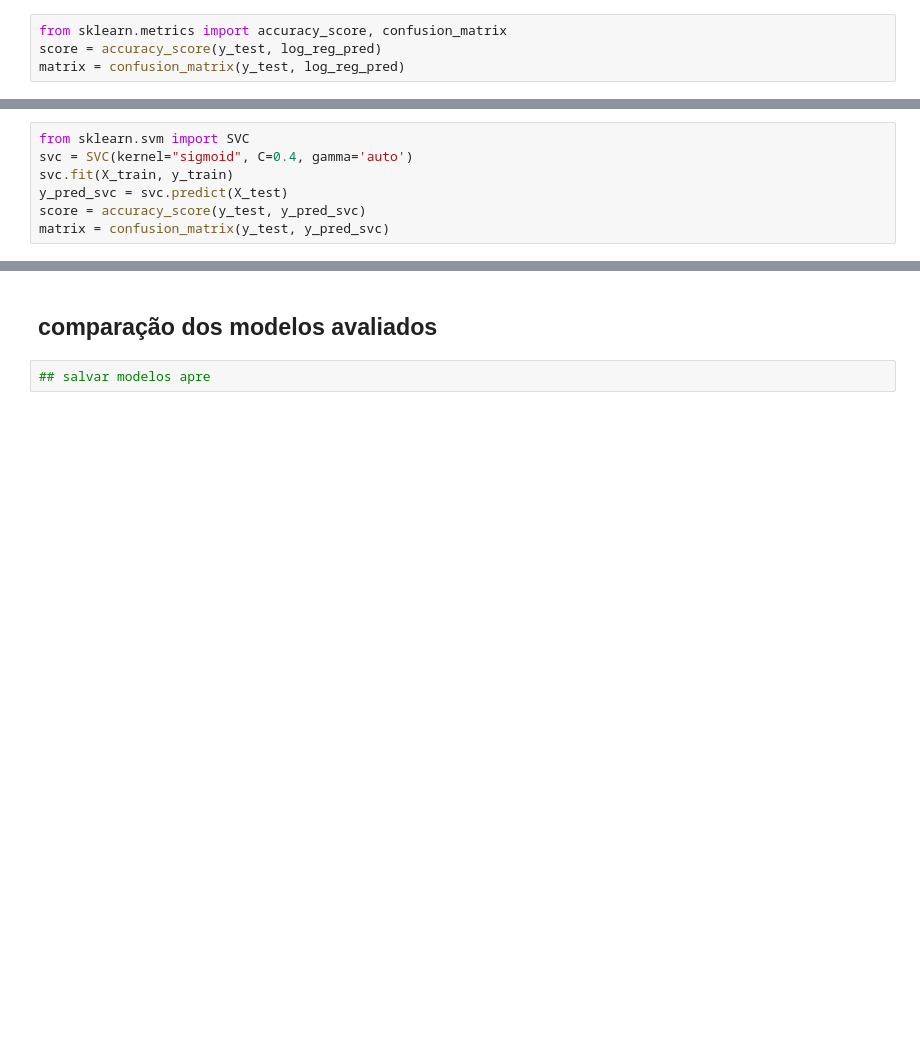
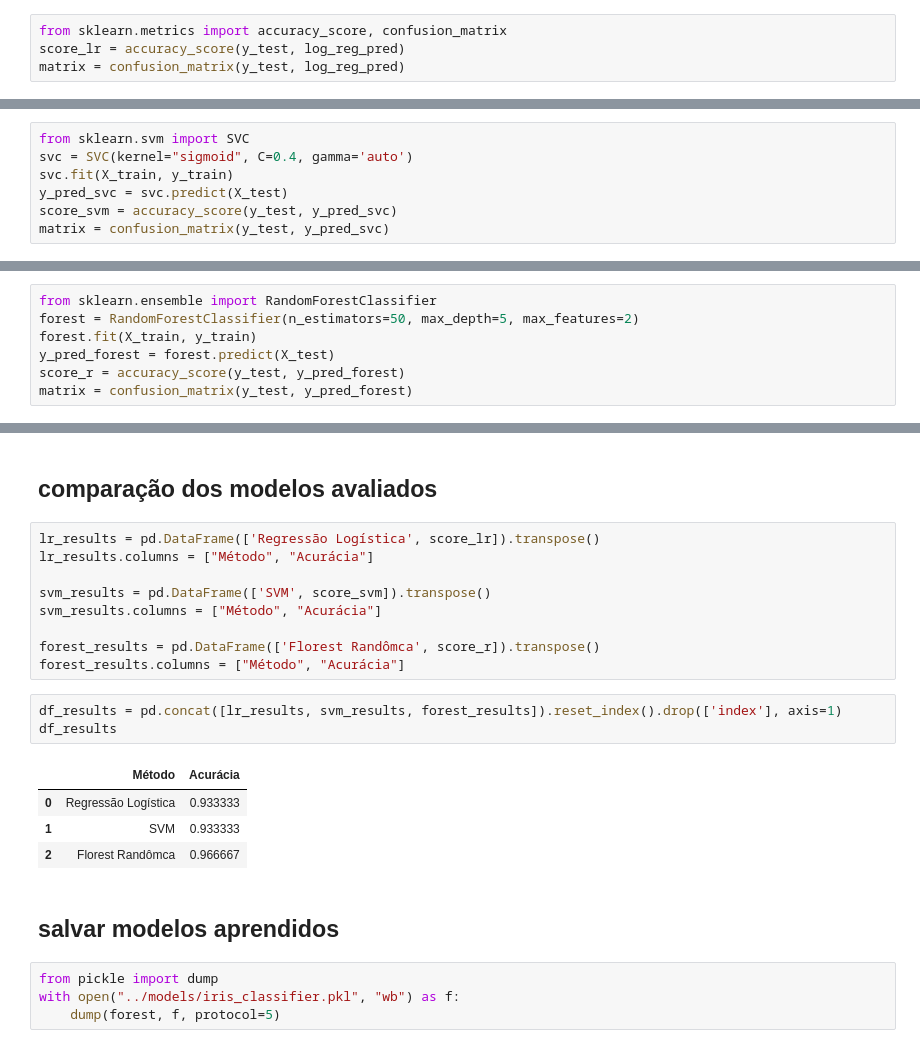
Before and after one commit to wesinalves/projetos-ml-para-iniciantes, a Jupyter notebook: notebooks/classificacao de plantas.ipynb, the cells around one changed output, grey strips where cells are left out. Drawn from its saved outputs; the diff is of its cells as text; blank space fills up the shorter version.

```diff
--- a/notebooks/classificacao de plantas.ipynb
+++ b/notebooks/classificacao de plantas.ipynb
@@ -142,5 +142,5 @@ log_reg.score(X_test, y_test)
 # %%
 from sklearn.metrics import accuracy_score, confusion_matrix
-score = accuracy_score(y_test, log_reg_pred)
+score_lr = accuracy_score(y_test, log_reg_pred)
 matrix = confusion_matrix(y_test, log_reg_pred)
 # %%
@@ -160,6 +160,6 @@ from sklearn.svm import SVC
 svc = SVC(kernel="sigmoid", C=0.4, gamma='auto')
 svc.fit(X_train, y_train)
 y_pred_svc = svc.predict(X_test)
-score = accuracy_score(y_test, y_pred_svc)
+score_svm = accuracy_score(y_test, y_pred_svc)
 matrix = confusion_matrix(y_test, y_pred_svc)
 # %%
@@ -175,2 +175,9 @@ array([[ 7,  0,  0],
 # %% [markdown]
 ### Random forest
+# %%
+from sklearn.ensemble import RandomForestClassifier
+forest = RandomForestClassifier(n_estimators=50, max_depth=5, max_features=2)
+forest.fit(X_train, y_train)
+y_pred_forest = forest.predict(X_test)
+score_r = accuracy_score(y_test, y_pred_forest)
+matrix = confusion_matrix(y_test, y_pred_forest)
@@ -179,4 +214,25 @@ array([[ 7,  0,  0],
 # %% [markdown]
 ## comparação dos modelos avaliados
-# %%
-## salvar modelos apre
+# %%
+lr_results = pd.DataFrame(['Regressão Logística', score_lr]).transpose()
+lr_results.columns = ["Método", "Acurácia"]
+
+svm_results = pd.DataFrame(['SVM', score_svm]).transpose()
+svm_results.columns = ["Método", "Acurácia"]
+
+forest_results = pd.DataFrame(['Florest Randômca', score_r]).transpose()
+forest_results.columns = ["Método", "Acurácia"]
+# %%
+df_results = pd.concat([lr_results, svm_results, forest_results]).reset_index().drop(['index'], axis=1)
+df_results
+# %% [output]
+|  | Método | Acurácia |
+| 0 | Regressão Logística | 0.933333 |
+| 1 | SVM | 0.933333 |
+| 2 | Florest Randômca | 0.966667 |
+# %% [markdown]
+## salvar modelos aprendidos
+# %%
+from pickle import dump
+with open("../models/iris_classifier.pkl", "wb") as f:
+    dump(forest, f, protocol=5)
```
Also changed, not shown: parts of 8 cells of this notebook.
